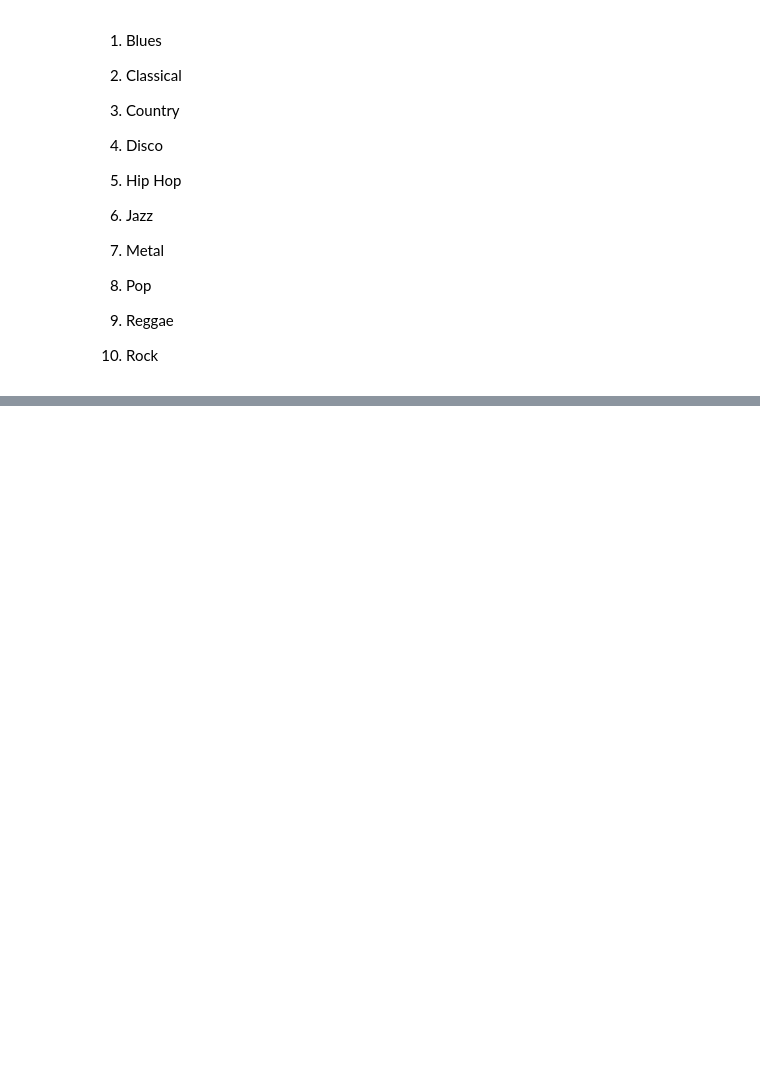
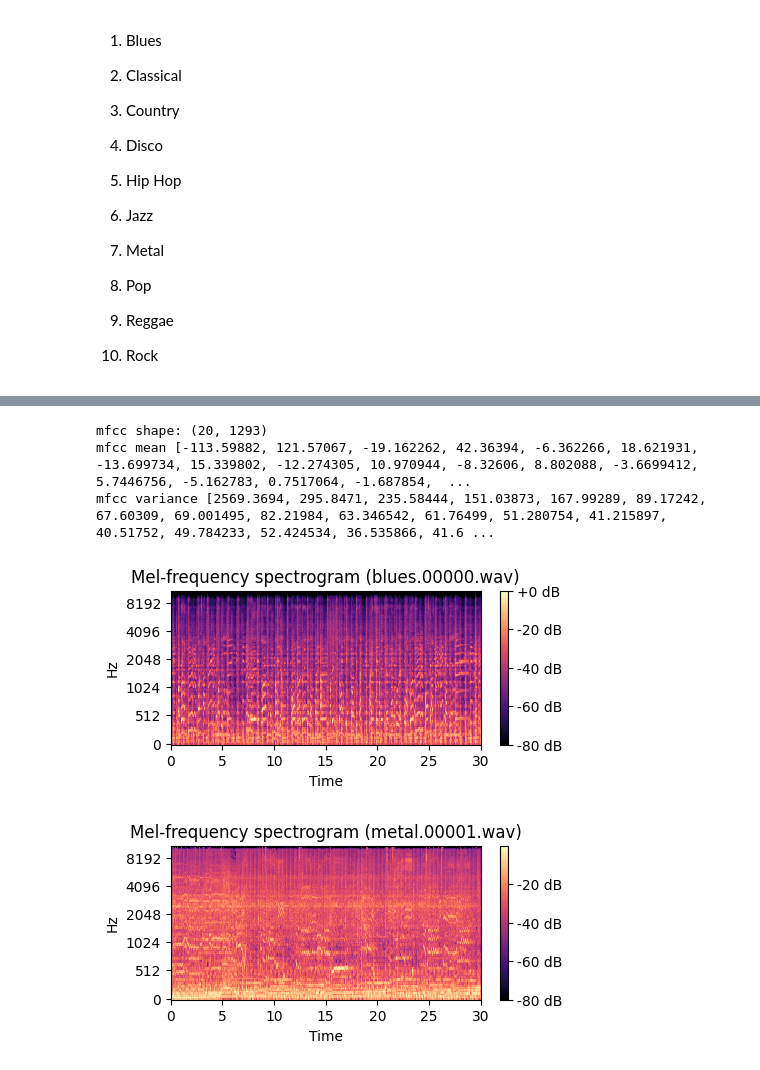
Before and after one commit to rambodazimi/Music-Genre-Classification, a Jupyter notebook: src/data_representation.ipynb, the cells around one changed output, grey strips where cells are left out. Cells and saved outputs as stored; diff of their text form; code cells hidden in the pictures; blank space fills up the shorter version.

Commit message:
added data_representation

```diff
--- a/src/data_representation.ipynb
+++ b/src/data_representation.ipynb
@@ -40,0 +48,56 @@ import librosa
+# %%
+"""
+This section calculates the Mel-frequency Cepstral Coefficients for an audio file,
+Calculates mean and variance for each mfcc (20 in total),
+and plots the Mel spectrogram of the audio file.
+"""
+# Load a sample audio file as a floating point time series
+audio_time_series, sampling_rate = librosa.load("../Data/genres_original/blues/blues.00000.wav")
+audio_time_series2, sampling_rate2 = librosa.load("../Data/genres_original/metal/metal.00001.wav")
+
+# Apply Mel-frequency Cepstral Coefficients
+mfcc_sequence = librosa.feature.mfcc(y=audio_time_series, sr=sampling_rate, n_mfcc=20)
+
+print(f"mfcc shape: {mfcc_sequence.shape}")
+
+mfcc_mean = []
+mfcc_var = []
+for i in range(20):
+    mfcc_mean.append(np.mean(mfcc_sequence[i]))
+
+for i in range(20):
+    mfcc_var.append(np.var(mfcc_sequence[i]))
+
+print("mfcc mean:", mfcc_mean)
+print("mfcc variance:", mfcc_var)
+
+# Compute Mel spectrogram
+S = librosa.feature.melspectrogram(y=audio_time_series, sr=sampling_rate)
+
+# Convert to decibel scale (log scale)
+S_db = librosa.power_to_db(S, ref=np.max)
+
+# Compute Mel spectrogram
+S2 = librosa.feature.melspectrogram(y=audio_time_series2, sr=sampling_rate2)
+
+# Convert to decibel scale (log scale)
+S2_db = librosa.power_to_db(S2, ref=np.max)
+
+# Display the spectrogram
+plt.figure(figsize=(5, 2))
+librosa.display.specshow(S_db, sr=sampling_rate, x_axis='time', y_axis='mel')
+plt.colorbar(format='%+2.0f dB')
+plt.title('Mel-frequency spectrogram (blues.00000.wav)')
+plt.show()
+
+plt.figure(figsize=(5, 2))
+librosa.display.specshow(S2_db, sr=sampling_rate2, x_axis='time', y_axis='mel')
+plt.colorbar(format='%+2.0f dB')
+plt.title('Mel-frequency spectrogram (metal.00001.wav)')
+plt.show()
+# %% [output]
+mfcc shape: (20, 1293)
+mfcc mean [-113.59882, 121.57067, -19.162262, 42.36394, -6.362266, 18.621931, -13.699734, 15.339802, -12.274305, 10.970944, -8.32606, 8.802088, -3.6699412, 5.7446756, -5.162783, 0.7517064, -1.687854,  ...
+mfcc variance [2569.3694, 295.8471, 235.58444, 151.03873, 167.99289, 89.17242, 67.60309, 69.001495, 82.21984, 63.346542, 61.76499, 51.280754, 41.215897, 40.51752, 49.784233, 52.424534, 36.535866, 41.6 ...
+[figure, added]
+[figure, added]
```
Also changed, not shown: parts of 4 cells of this notebook, 4 other files.
